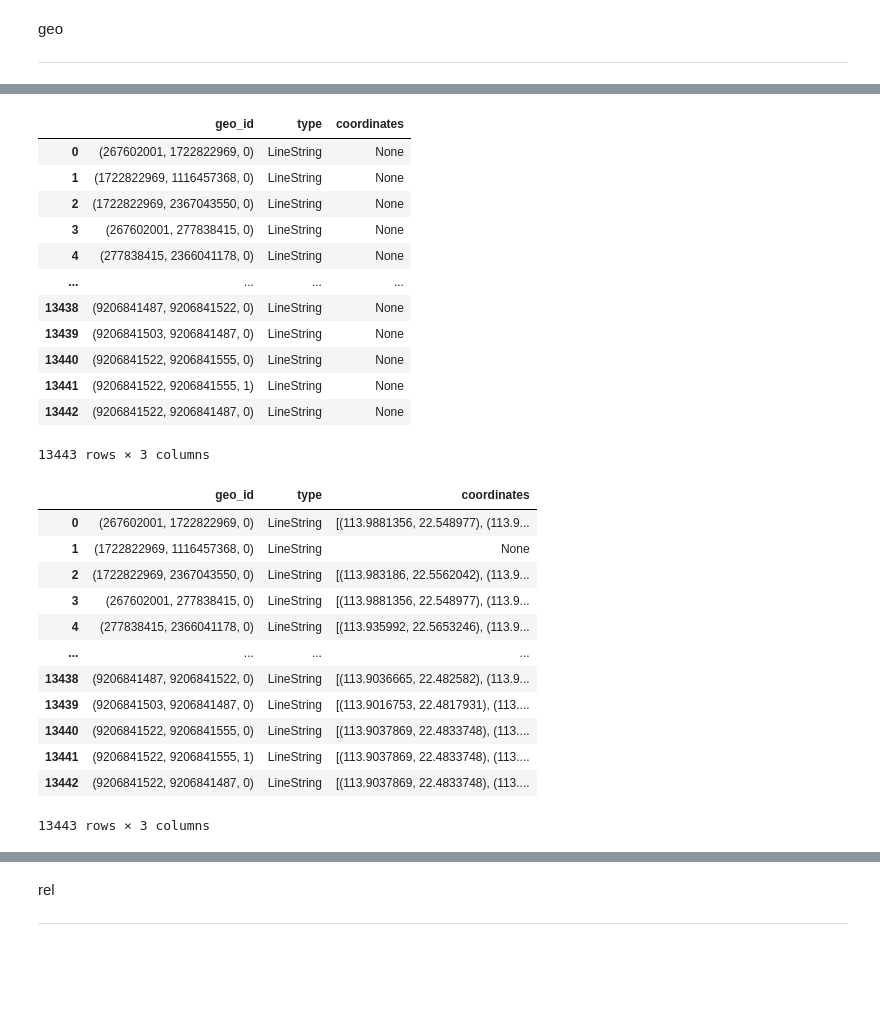
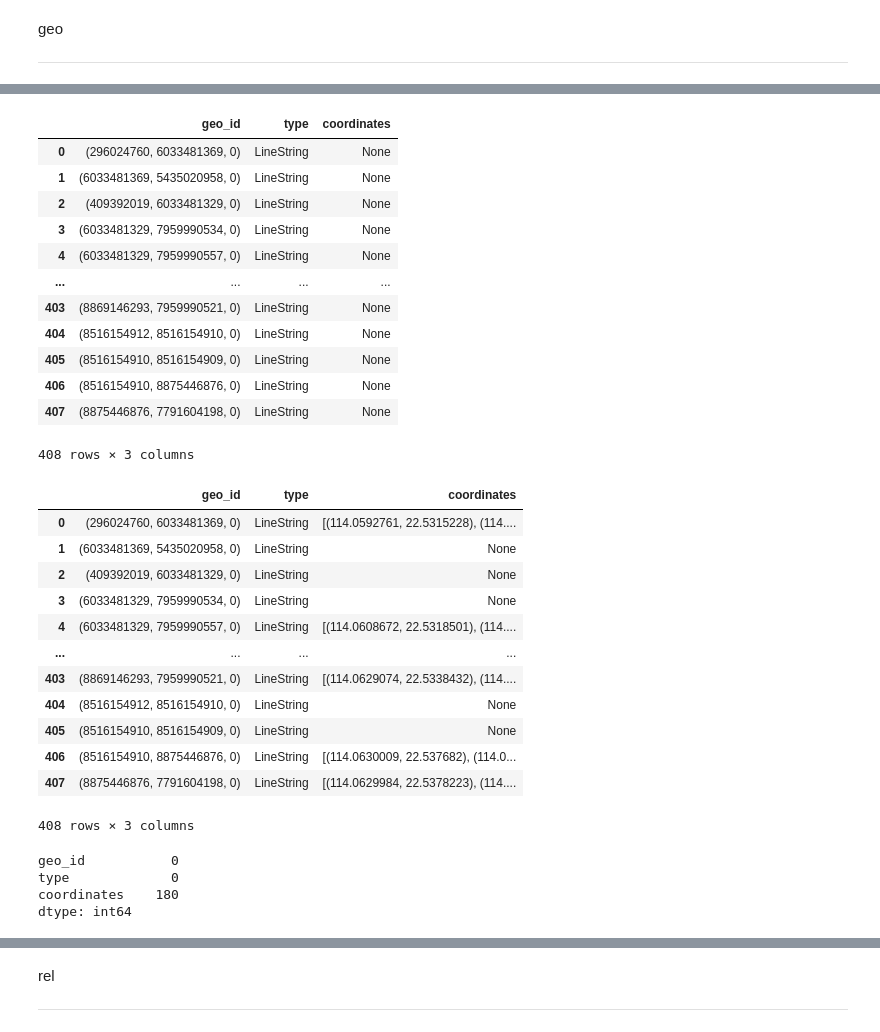
Before and after one commit to XDZhelheim/TrafficFlowModel, a Jupyter notebook: data_process/convert_atom_mm.ipynb, the cells around one changed output, grey strips where cells are left out. Drawn from its saved outputs; the diff is of its cells as text; code cells hidden in the pictures; blank space fills up the shorter version.

```diff
--- a/data_process/convert_atom_mm.ipynb
+++ b/data_process/convert_atom_mm.ipynb
@@ -21,6 +24,6 @@ geo
 # %%
-nanshan_graph_drive=nx.read_gpickle("../data/nanshan_graph_drive.pkl")
-nanshan_line_graph_drive=nx.read_gpickle("../data/nanshan_line_graph_drive.pkl")
+graph_drive=nx.read_gpickle("../data/futian_graph_drive.pkl")
+line_graph_drive=nx.read_gpickle("../data/futian_line_graph_drive.pkl")
 
-list(nanshan_line_graph_drive.nodes)[:10]
+list(line_graph_drive.nodes)[:10]
 # %% [output]
@@ -37,55 +40,60 @@ list(nanshan_line_graph_drive.nodes)[:10]
 # %%
-df_nanshan_roads=pd.DataFrame()
+df_roads=pd.DataFrame()
 
-df_nanshan_roads["geo_id"]=nanshan_line_graph_drive.nodes
-df_nanshan_roads=df_nanshan_roads.reset_index(drop=True)
+df_roads["geo_id"]=line_graph_drive.nodes
+df_roads=df_roads.reset_index(drop=True)
 
-df_nanshan_roads["type"]="LineString"
+df_roads["type"]="LineString"
 
-df_nanshan_roads["coordinates"]=None
+df_roads["coordinates"]=None
 
-df_nanshan_roads
+df_roads
 # %% [output]
 |  | geo_id | type | coordinates |
-| 0 | (267602001, 1722822969, 0) | LineString | None |
-| 1 | (1722822969, 1116457368, 0) | LineString | None |
-| 2 | (1722822969, 2367043550, 0) | LineString | None |
-| 3 | (267602001, 277838415, 0) | LineString | None |
-| 4 | (277838415, 2366041178, 0) | LineString | None |
+| 0 | (296024760, 6033481369, 0) | LineString | None |
+| 1 | (6033481369, 5435020958, 0) | LineString | None |
+| 2 | (409392019, 6033481329, 0) | LineString | None |
+| 3 | (6033481329, 7959990534, 0) | LineString | None |
+| 4 | (6033481329, 7959990557, 0) | LineString | None |
 | ... | ... | ... | ... |
-| 13438 | (9206841487, 9206841522, 0) | LineString | None |
-| 13439 | (9206841503, 9206841487, 0) | LineString | None |
-| 13440 | (9206841522, 9206841555, 0) | LineString | None |
-| 13441 | (9206841522, 9206841555, 1) | LineString | None |
-| 13442 | (9206841522, 9206841487, 0) | LineString | None |
+| 403 | (8869146293, 7959990521, 0) | LineString | None |
+| 404 | (8516154912, 8516154910, 0) | LineString | None |
+| 405 | (8516154910, 8516154909, 0) | LineString | None |
+| 406 | (8516154910, 8875446876, 0) | LineString | None |
+| 407 | (8875446876, 7791604198, 0) | LineString | None |
-13443 rows × 3 columns
+408 rows × 3 columns
 # %%
 def get_coords(row):
     road=row["geo_id"]
 
-    road_data_dict=nanshan_graph_drive.get_edge_data(road[0], road[1])[road[2]]
+    road_data_dict=graph_drive.get_edge_data(road[0], road[1])[road[2]]
 
     if "geometry" not in road_data_dict:
         return row
 
     row["coordinates"]=list(road_data_dict["geometry"].coords)
 
     return row
 
-df_nanshan_roads=df_nanshan_roads.apply(get_coords, axis=1)
+df_roads=df_roads.apply(get_coords, axis=1)
 
-df_nanshan_roads
+df_roads
+df_roads.isna().sum()
 # %% [output]
 |  | geo_id | type | coordinates |
-| 0 | (267602001, 1722822969, 0) | LineString | [(113.9881356, 22.548977), (113.9... |
-| 1 | (1722822969, 1116457368, 0) | LineString | None |
-| 2 | (1722822969, 2367043550, 0) | LineString | [(113.983186, 22.5562042), (113.9... |
-| 3 | (267602001, 277838415, 0) | LineString | [(113.9881356, 22.548977), (113.9... |
-| 4 | (277838415, 2366041178, 0) | LineString | [(113.935992, 22.5653246), (113.9... |
+| 0 | (296024760, 6033481369, 0) | LineString | [(114.0592761, 22.5315228), (114.... |
+| 1 | (6033481369, 5435020958, 0) | LineString | None |
+| 2 | (409392019, 6033481329, 0) | LineString | None |
+| 3 | (6033481329, 7959990534, 0) | LineString | None |
+| 4 | (6033481329, 7959990557, 0) | LineString | [(114.0608672, 22.5318501), (114.... |
 | ... | ... | ... | ... |
-| 13438 | (9206841487, 9206841522, 0) | LineString | [(113.9036665, 22.482582), (113.9... |
-| 13439 | (9206841503, 9206841487, 0) | LineString | [(113.9016753, 22.4817931), (113.... |
-| 13440 | (9206841522, 9206841555, 0) | LineString | [(113.9037869, 22.4833748), (113.... |
-| 13441 | (9206841522, 9206841555, 1) | LineString | [(113.9037869, 22.4833748), (113.... |
-| 13442 | (9206841522, 9206841487, 0) | LineString | [(113.9037869, 22.4833748), (113.... |
+| 403 | (8869146293, 7959990521, 0) | LineString | [(114.0629074, 22.5338432), (114.... |
+| 404 | (8516154912, 8516154910, 0) | LineString | None |
+| 405 | (8516154910, 8516154909, 0) | LineString | None |
+| 406 | (8516154910, 8875446876, 0) | LineString | [(114.0630009, 22.537682), (114.0... |
+| 407 | (8875446876, 7791604198, 0) | LineString | [(114.0629984, 22.5378223), (114.... |
-13443 rows × 3 columns
+408 rows × 3 columns
+geo_id           0
+type             0
+coordinates    180
+dtype: int64
```
Also changed, not shown: parts of 14 cells of this notebook, 6 other files.
